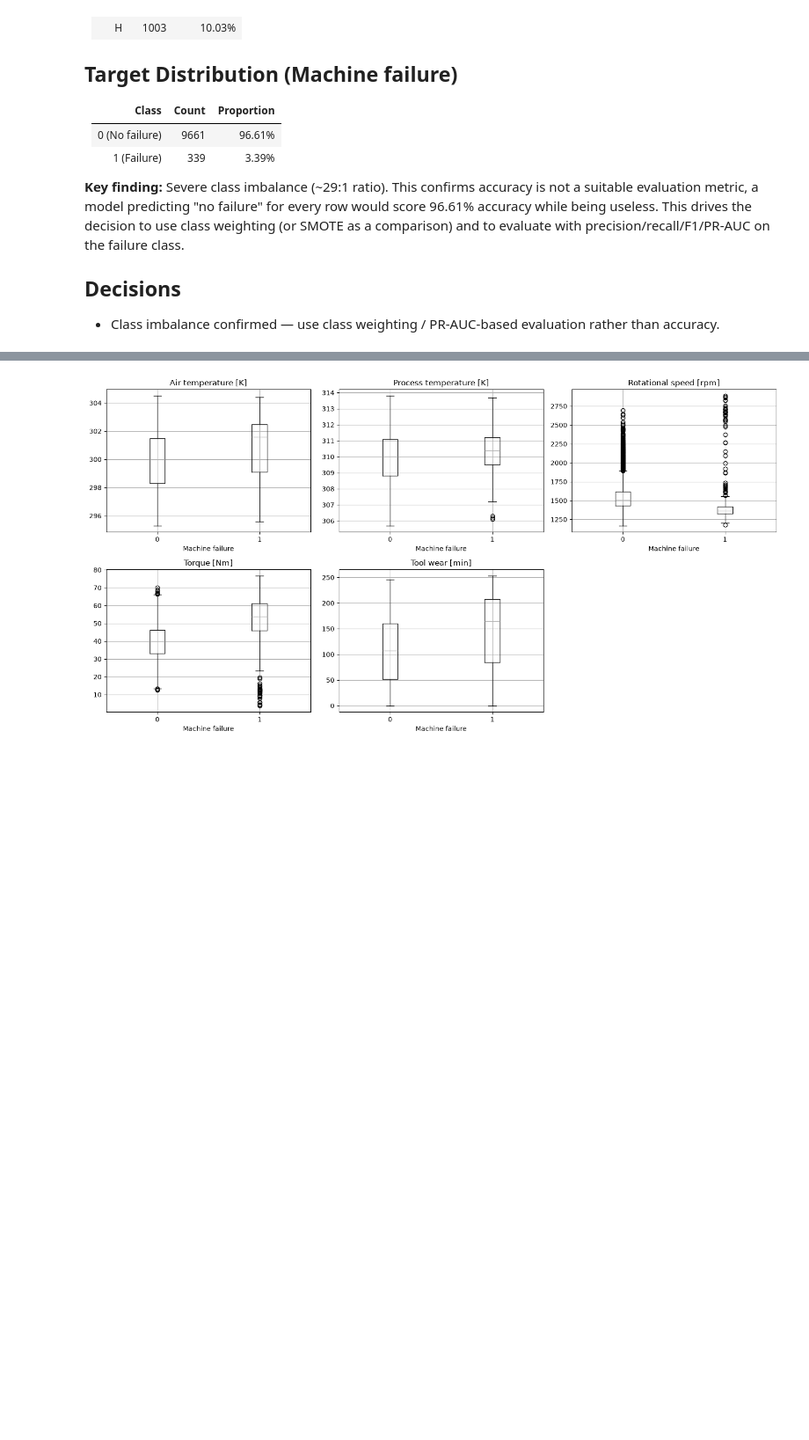
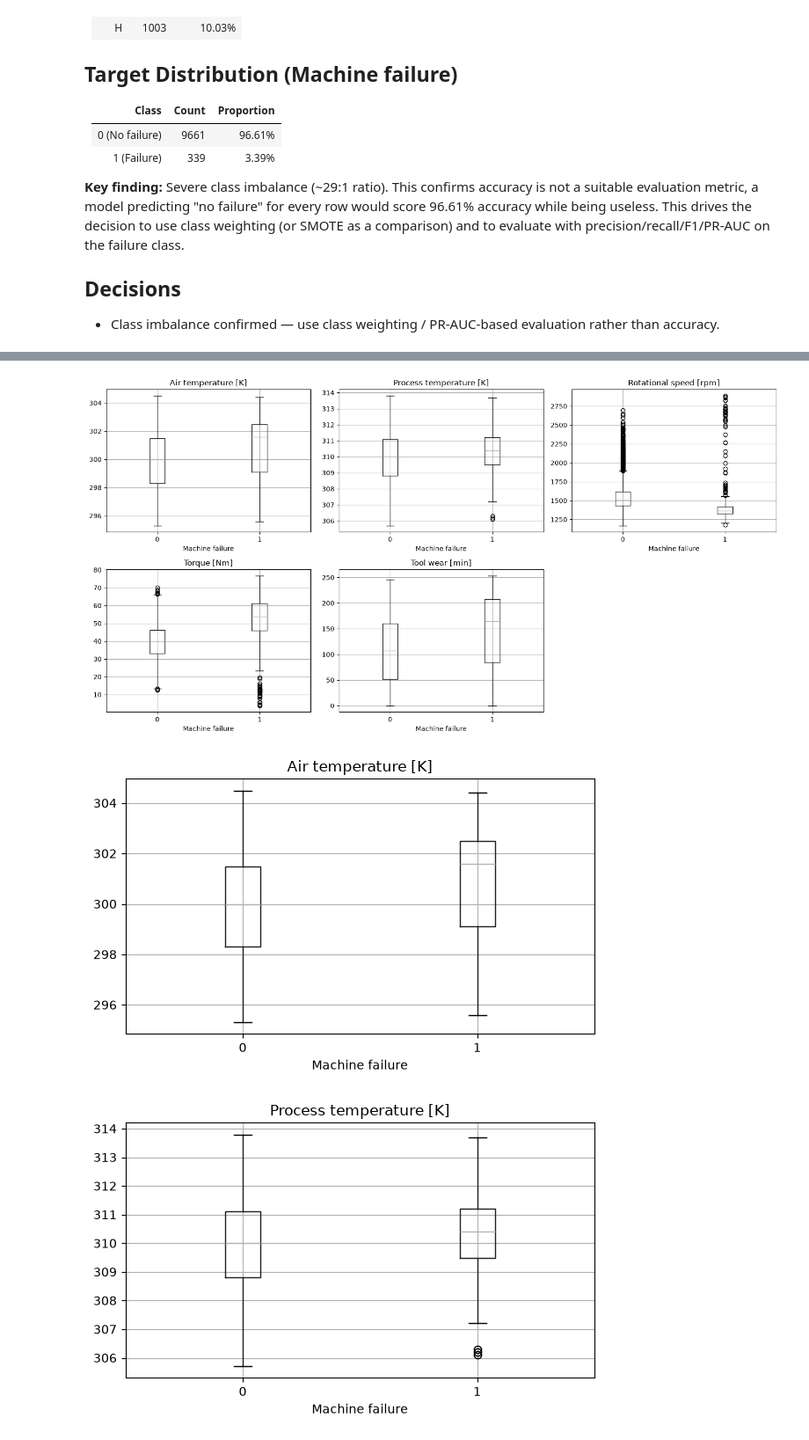
Before and after one commit to AmirmasoudCS/Predictive-Maintenance, a Jupyter notebook: notebooks/inspection.ipynb, the cells around one changed output, grey strips where cells are left out. Shown at 88% size. Cells and saved outputs as stored; diff of their text form; code cells hidden in the pictures; blank space fills up the shorter version.

```diff
--- a/notebooks/inspection.ipynb
+++ b/notebooks/inspection.ipynb
@@ -204,15 +223,30 @@ plt.show()
 # %%
 fig, axes = plt.subplots(2, 3, figsize=(15, 8))
 axes = axes.flatten()
 
 for i, col in enumerate(numeric_cols):
     df.boxplot(column=col, by='Machine failure', ax=axes[i])
     axes[i].set_title(col)
     axes[i].set_xlabel('Machine failure')
 
 axes[-1].axis('off')
-plt.suptitle('')  # remove default pandas suptitle
+plt.suptitle('')
 plt.tight_layout()
+plt.savefig(PLOTS / "boxplots_by_failure_combined.png", dpi=300, bbox_inches="tight")
 plt.show()
+
+for col in numeric_cols:
+    fig, ax = plt.subplots(figsize=(6, 4))
+    df.boxplot(column=col, by='Machine failure', ax=ax)
+    ax.set_title(col)
+    ax.set_xlabel('Machine failure')
+    plt.suptitle('')
+    plt.tight_layout()
+
+    safe_name = col.split(' [')[0].replace(' ', '_')
+    plt.savefig(PLOTS / f"boxplot_{safe_name}_by_failure.png", dpi=300, bbox_inches="tight")
+    plt.show()
 # %% [output]
 [figure]
+[figure, added]
+[figure, added]
```
Also changed, not shown: parts of 6 cells of this notebook, 15 other files.
